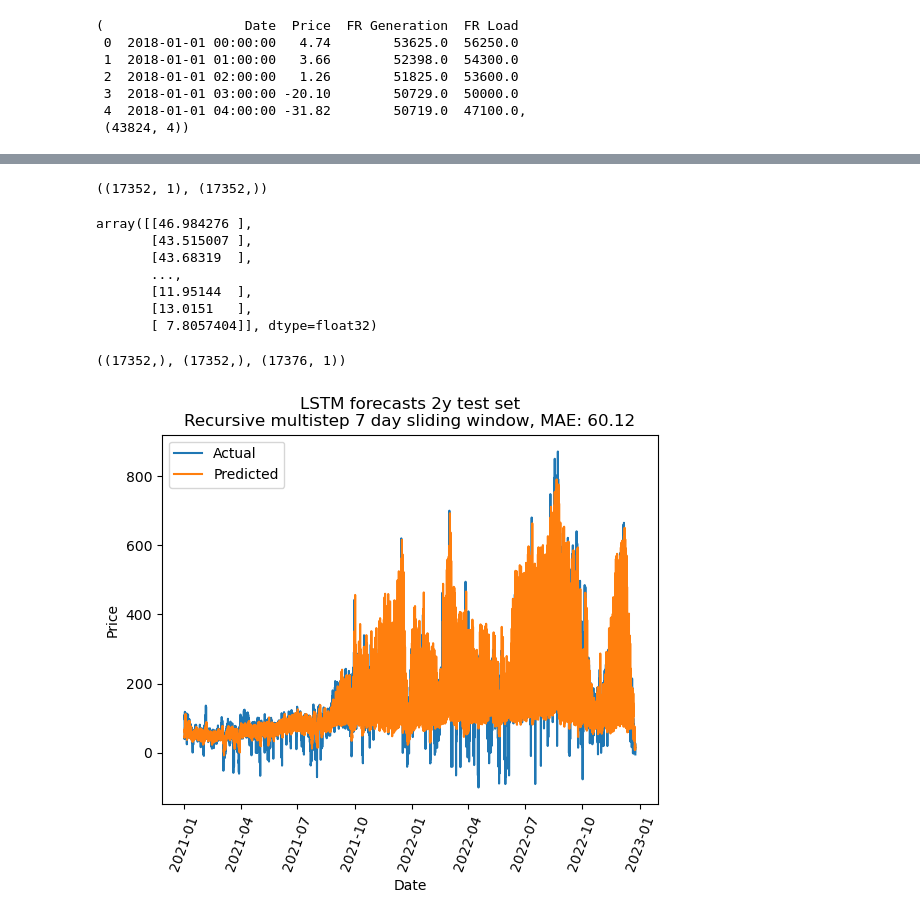
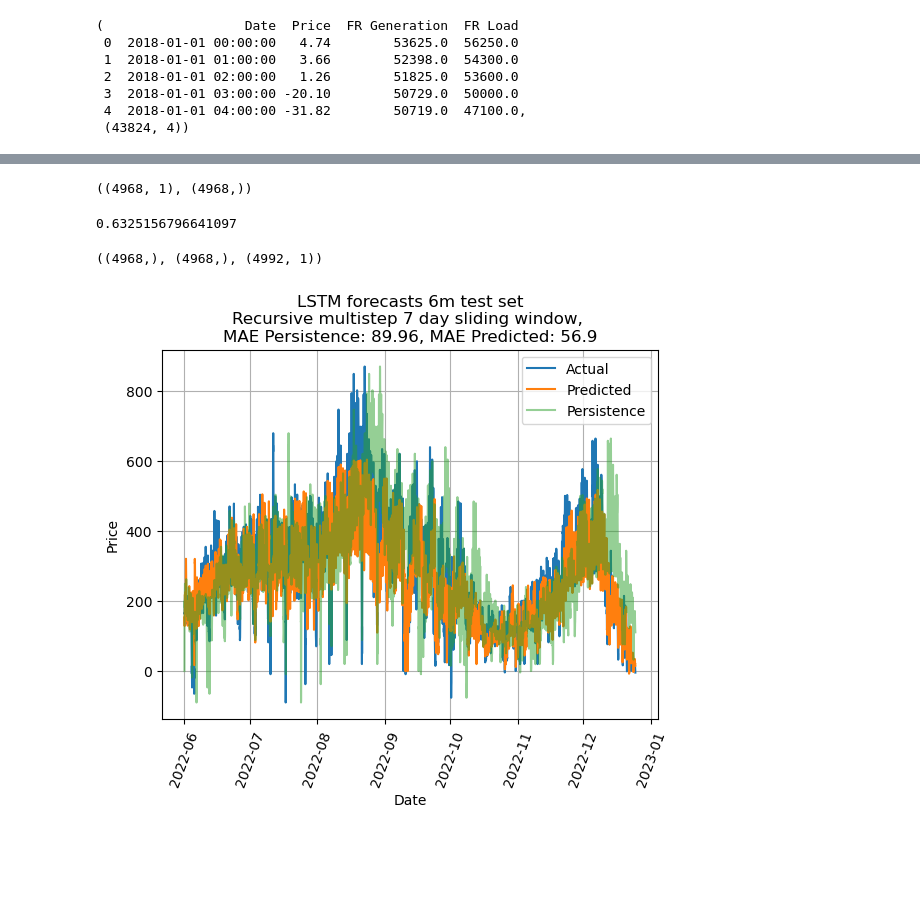
Before and after one commit to Nomercyme/DL-EPF, a Jupyter notebook: TensorFlow_LSTM.ipynb, the cells around one changed output, grey strips where cells are left out. Cells and saved outputs as stored; diff of their text form; code cells hidden in the pictures; blank space fills up the shorter version.

Commit message:
added plots output

```diff
--- a/TensorFlow_LSTM.ipynb
+++ b/TensorFlow_LSTM.ipynb
@@ -26,8 +25,8 @@ df.head(), df.shape
 # %%
 df["Date"] = pd.to_datetime(df["Date"])
 
-train_df = df[df['Date'] < '2021-01-01']
-test_df = df[(df['Date'] >= '2021-01-01') & (df['Date'] <= '2022-12-31 23:00:00')]
+train_df = df[df['Date'] < '2022-06-01']
+test_df = df[(df['Date'] >= '2022-06-01') & (df['Date'] <= '2022-12-31 23:00:00')]
 
 
 # Plot train dataset in blue
@@ -72,10 +56,15 @@ train_data.shape, test_data.shape
 # %%
+from sklearn.preprocessing import PowerTransformer
 # scale the data
 #IS IT OKAY TO TRANSFORM TEST DATASETSET WITH SCALER FITTED ON TRAIN DATA
-scaler = MinMaxScaler(feature_range=(0, 1))
-scaler = scaler.fit(train_data)
+pt = PowerTransformer(method="yeo-johnson")
+scaler = pt.fit(train_data)
 train_data_scaled = scaler.transform(train_data)
 test_data_scaled = scaler.transform(test_data)
+# scaler = MinMaxScaler(feature_range=(-1, 1))
+# scaler = scaler.fit(train_data)
+# train_data_scaled = scaler.transform(train_data)
+# test_data_scaled = scaler.transform(test_data)
 # %%
 # generate the input and output sequences for training data
 n_lookback = 168  # length of input sequences (lookback period), 7*24H
@@ -106,0 +92,4 @@ X_test.shape
+# %%
+Y_pred_naive = [0] + test_data.flatten().tolist()[:-1]
+Y_pred_naive = np.array(Y_pred_naive)
+Y_pred_naive[:-168].shape
@@ -111,6 +102,6 @@ model.add(LSTM(units=50, return_sequences=True, input_shape=(n_lookback, 1)))
 model.add(LSTM(units=50))
 model.add(Dense(n_forecast))
 
-model.compile(loss='mean_squared_error', optimizer='adam')
+model.compile(loss='mean_absolute_error', optimizer='adam')
 model.fit(X_train, Y_train, epochs=100, batch_size=32, verbose=100)
 # %% [output]
@@ -143,21 +134,14 @@ Y_actual = test_data[n_lookback:].flatten()
 # %%
 Y_pred[:-24].shape, Y_actual.shape
 # %% [output]
-((17352, 1), (17352,))
+((4968, 1), (4968,))
-# %%
-Y_pred
-# %% [output]
-array([[46.984276 ],
-       [43.515007 ],
-       [43.68319  ],
-       ...,
-       [11.95144  ],
-       [13.0151   ],
-       [ 7.8057404]], dtype=float32)
 # %%
 from sklearn.metrics import mean_absolute_error as mae
 
-mae = mae(Y_actual, Y_pred[:-24].flatten())
+mae_pred = mae(Y_actual, Y_pred[:-24].flatten())
+mae_naive = mae(Y_actual, Y_pred_naive[:-168])
+mae_pred, mae_naive
+mae_pred/mae_naive
 
 # mae_trend = []
 # for i in range(1,Y_actual.shape[0]-28):
@@ -168,21 +152,25 @@ mae = mae(Y_actual, Y_pred[:-24].flatten())
 #     current_predicted = Y_pred[30*(i-1):30*i]
 #     mae_trend.append(mae(current_actual,current_predicted))
 #     # print(Y_actual[i-1:30+(i-1)].shape, Y_pred[30*(i-1):30*i].shape)
+# %% [output]
+0.6325156796641097
 # %%
 x_ticks = test_df.index[:-168]
 x_ticks.shape, Y_actual.shape, Y_pred.shape
 # %% [output]
-((17352,), (17352,), (17376, 1))
+((4968,), (4968,), (4992, 1))
 # %%
 x_ticks = test_df.index[:-168]
 
 plt.plot(x_ticks, Y_actual, label="Actual")
 plt.plot(x_ticks, Y_pred[:-24], label="Predicted")
-plt.title(f"LSTM forecasts 2y test set\nRecursive multistep 7 day sliding window, MAE: {round(mae,2)}")
+plt.plot(x_ticks, Y_pred_naive[:-168], label="Persistence", alpha=0.5)
+plt.title(f"LSTM forecasts 6m test set\nRecursive multistep 7 day sliding window, \nMAE Persistence: {round(mae_naive, 2)}, MAE Predicted: {round(mae_pred,2)}")
 plt.legend()
 plt.xticks(rotation=70)
 plt.xlabel("Date")
 plt.ylabel("Price")
+plt.grid(True)
 plt.show()
 # %% [output]
-[figure, old version]
+[figure, new version]
```
Also changed, not shown: parts of 8 cells of this notebook, 19 other files.
